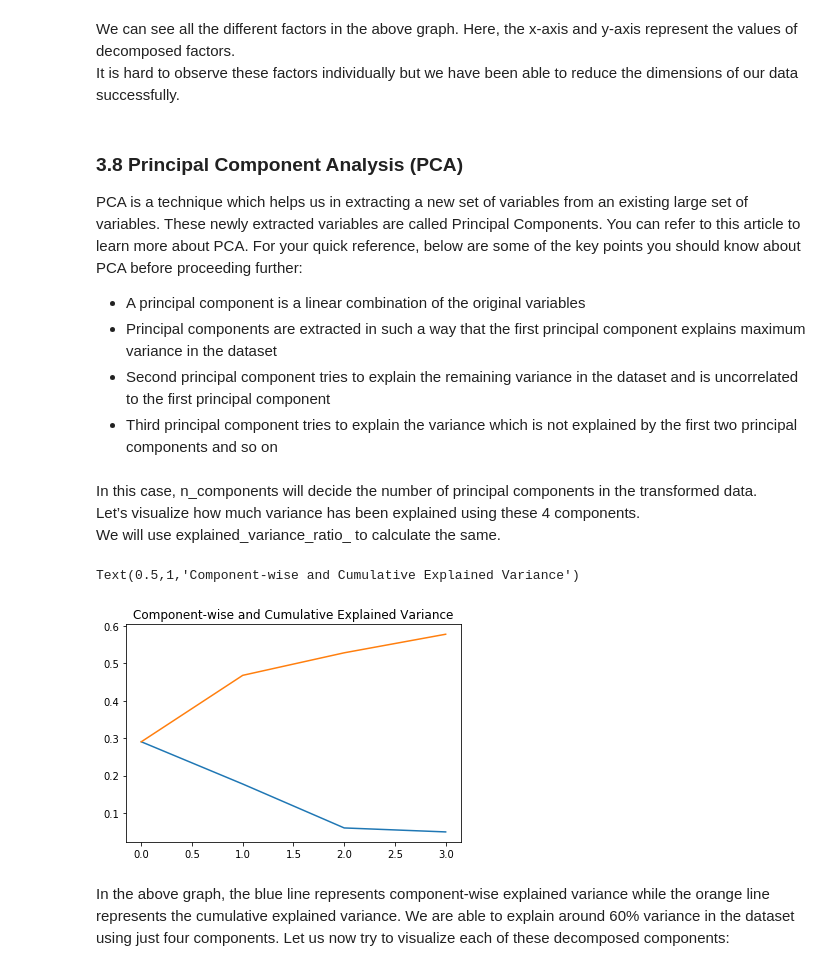
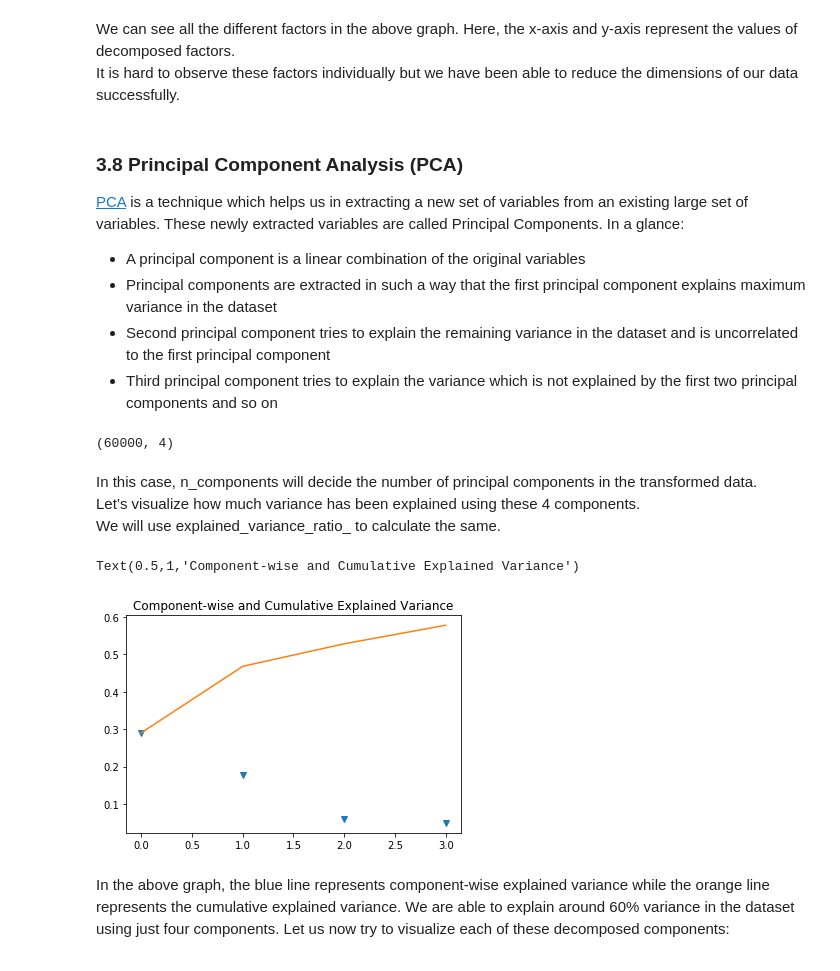
Before and after one commit to rsouza/FGV_Intro_DS, a Jupyter notebook: notebooks/EDA_Dimensionality_Reduction.ipynb, the cells around one changed output. Cells and saved outputs as stored; diff of their text form; code cells hidden in the pictures.

```diff
--- a/notebooks/EDA_Dimensionality_Reduction.ipynb
+++ b/notebooks/EDA_Dimensionality_Reduction.ipynb
@@ -554,7 +570,7 @@ It is hard to observe these factors individually but we have been able to reduce
 # %% [markdown]
 ### 3.8 Principal Component Analysis (PCA)
 
-PCA is a technique which helps us in extracting a new set of variables from an existing large set of variables. These newly extracted variables are called Principal Components. You can refer to this article to learn more about PCA. For your quick reference, below are some of the key points you should know about PCA before proceeding further:
+[PCA](https://www.analyticsvidhya.com/blog/2017/05/comprehensive-guide-to-linear-algebra/) is a technique which helps us in extracting a new set of variables from an existing large set of variables. These newly extracted variables are called Principal Components. In a glance:
 
 + A principal component is a linear combination of the original variables
 + Principal components are extracted in such a way that the first principal component explains maximum variance in the dataset
@@ -564,17 +580,21 @@ PCA is a technique which helps us in extracting a new set of variables from an e
 from sklearn.decomposition import PCA
 pca = PCA(n_components=4)
 pca_result = pca.fit_transform(df[feat_cols].values)
+# %%
+pca_result.shape
+# %% [output]
+(60000, 4)
 # %% [markdown]
 In this case, n_components will decide the number of principal components in the transformed data.
 Let’s visualize how much variance has been explained using these 4 components.
 We will use explained_variance_ratio_ to calculate the same.
 # %%
-plt.plot(range(4), pca.explained_variance_ratio_)
+plt.plot(range(4), pca.explained_variance_ratio_, 'v')
 plt.plot(range(4), np.cumsum(pca.explained_variance_ratio_))
 plt.title("Component-wise and Cumulative Explained Variance")
 # %% [output]
 Text(0.5,1,'Component-wise and Cumulative Explained Variance')
-[figure, old version]
+[figure, new version]
 # %% [markdown]
 In the above graph, the blue line represents component-wise explained variance while the orange line represents the cumulative explained variance. We are able to explain around 60% variance in the dataset using just four components. Let us now try to visualize each of these decomposed components:
 # %%
```
Also changed, not shown: parts of 54 cells of this notebook.
